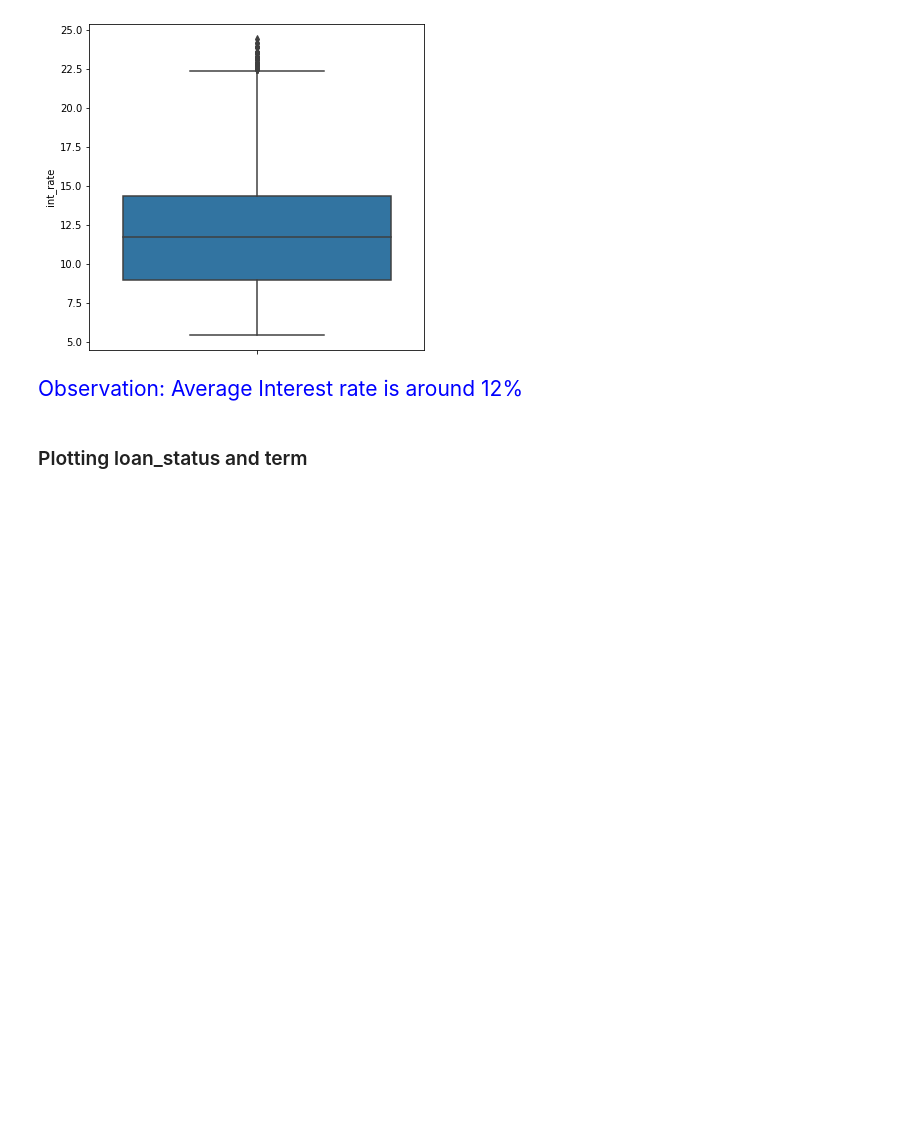
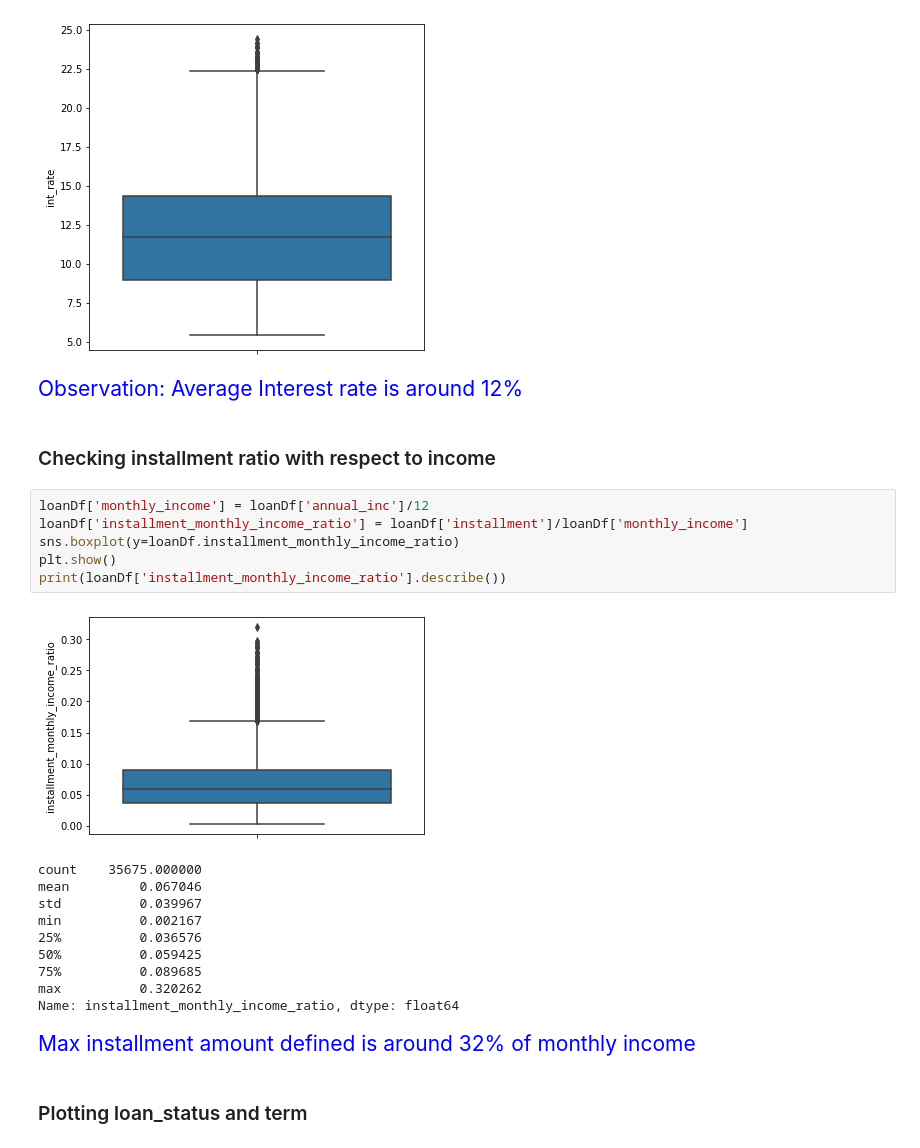
Before and after one commit to sivaprasadt246/LendingClubCaseStudy, a Jupyter notebook: SivaPrasadThota.ipynb, the cells around one changed output. Saved outputs shown, nothing was run; the diff lists cells and outputs as text; blank space fills up the shorter version.

Commit message:
Added installment amount vs monthly income analysis

```diff
--- a/SivaPrasadThota.ipynb
+++ b/SivaPrasadThota.ipynb
@@ -439,6 +439,27 @@ Name: int_rate, dtype: float64
 [figure]
 # %% [markdown]
 <p style="font-family: Arial; font-size:1.4em;color:blue;"> Observation: Average Interest rate is around 12% </p>
+# %% [markdown]
+### Checking installment ratio with respect to income
+# %%
+loanDf['monthly_income'] = loanDf['annual_inc']/12
+loanDf['installment_monthly_income_ratio'] = loanDf['installment']/loanDf['monthly_income']
+sns.boxplot(y=loanDf.installment_monthly_income_ratio)
+plt.show()
+print(loanDf['installment_monthly_income_ratio'].describe())
+# %% [output]
+[figure, added]
+count    35675.000000
+mean         0.067046
+std          0.039967
+min          0.002167
+25%          0.036576
+50%          0.059425
+75%          0.089685
+max          0.320262
+Name: installment_monthly_income_ratio, dtype: float64
+# %% [markdown]
+<p style="font-family: Arial; font-size:1.4em;color:blue;"> Max installment amount defined is around 32% of monthly income  </p>
 # %% [markdown]
 ### Plotting loan_status and term
 # %%
```
Also changed, not shown: parts of 29 cells of this notebook.
